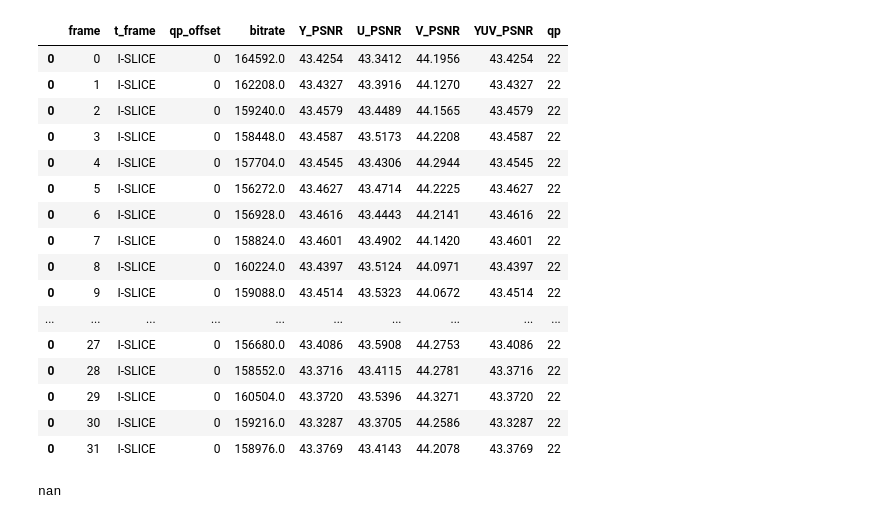
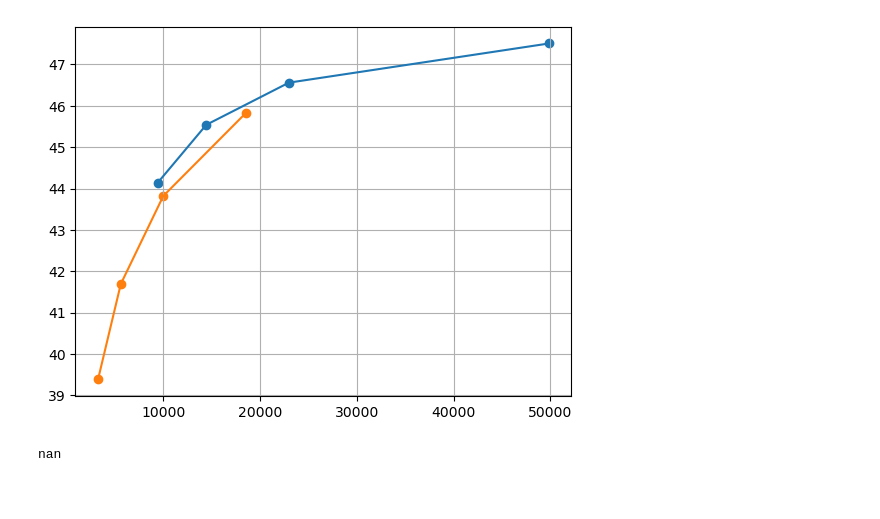
Before and after one commit to luiseduardomendes/VVC_research, a Jupyter notebook: vvc_log_example.ipynb, the cells around one changed output. Drawn from its saved outputs; the diff is of its cells as text; code cells hidden in the pictures; blank space fills up the shorter version.

```diff
--- a/vvc_log_example.ipynb
+++ b/vvc_log_example.ipynb
@@ -1,36 +1,35 @@
 # %%
 import source.vvc_log as vl
 import source.gprof_log_analysis.gprof_log as gp
 from source.common.vvc_std_path import vvc_make_path, gprof_make_path
 import os
 
 qps = (22, 27, 32, 37)
-file1 = 'RaceHorses'
-file2 = 'BasketballDrive'
+file1 = 'FoodMarket4'
+file2 = 'Johnny'
 cfg = 'AI'
 dir = 'output'
 vers = 'Precise'
 
 videos1 = vvc_make_path(dir, cfg, file1, vers, qps)
+videos2 = vvc_make_path(dir, cfg, file2, vers, qps)
 
+df1 = vl.VVC_Output()
+df1 = df1.read_multifile(videos1, qps)
 
-df = vl.VVC_Output()
-df.read_multifile(videos1, qps).head(32)
+df2 = vl.VVC_Output()
+df2 = df2.read_multifile(videos2, qps)
+
+df = vl.BD_Rate(vers, file1+"_"+file2, cfg)
+df.calc_bdbr(df2, df1).head(33).to_excel(file1+"_"+file2+'.xlsx')
+
+df2_1 = df2[df2['frame']==-1]
+df1_1 = df1[df1['frame']==-1]
+import matplotlib.pyplot as plt
+plt.scatter( df1_1['bitrate'], df1_1['YUV_PSNR'])
+plt.plot( df1_1['bitrate'], df1_1['YUV_PSNR'])
+plt.scatter( df2_1['bitrate'], df2_1['YUV_PSNR'])
+plt.plot( df2_1['bitrate'], df2_1['YUV_PSNR'])
+plt.grid()
 # %% [output]
-|  | frame | t_frame | qp_offset | bitrate | Y_PSNR | U_PSNR | V_PSNR | YUV_PSNR | qp |
-| 0 | 0 | I-SLICE | 0 | 164592.0 | 43.4254 | 43.3412 | 44.1956 | 43.4254 | 22 |
-| 0 | 1 | I-SLICE | 0 | 162208.0 | 43.4327 | 43.3916 | 44.1270 | 43.4327 | 22 |
-| 0 | 2 | I-SLICE | 0 | 159240.0 | 43.4579 | 43.4489 | 44.1565 | 43.4579 | 22 |
-| 0 | 3 | I-SLICE | 0 | 158448.0 | 43.4587 | 43.5173 | 44.2208 | 43.4587 | 22 |
-| 0 | 4 | I-SLICE | 0 | 157704.0 | 43.4545 | 43.4306 | 44.2944 | 43.4545 | 22 |
-| 0 | 5 | I-SLICE | 0 | 156272.0 | 43.4627 | 43.4714 | 44.2225 | 43.4627 | 22 |
-| 0 | 6 | I-SLICE | 0 | 156928.0 | 43.4616 | 43.4443 | 44.2141 | 43.4616 | 22 |
-| 0 | 7 | I-SLICE | 0 | 158824.0 | 43.4601 | 43.4902 | 44.1420 | 43.4601 | 22 |
-| 0 | 8 | I-SLICE | 0 | 160224.0 | 43.4397 | 43.5124 | 44.0971 | 43.4397 | 22 |
-| 0 | 9 | I-SLICE | 0 | 159088.0 | 43.4514 | 43.5323 | 44.0672 | 43.4514 | 22 |
-| ... | ... | ... | ... | ... | ... | ... | ... | ... | ... |
-| 0 | 27 | I-SLICE | 0 | 156680.0 | 43.4086 | 43.5908 | 44.2753 | 43.4086 | 22 |
-| 0 | 28 | I-SLICE | 0 | 158552.0 | 43.3716 | 43.4115 | 44.2781 | 43.3716 | 22 |
-| 0 | 29 | I-SLICE | 0 | 160504.0 | 43.3720 | 43.5396 | 44.3271 | 43.3720 | 22 |
-| 0 | 30 | I-SLICE | 0 | 159216.0 | 43.3287 | 43.3705 | 44.2586 | 43.3287 | 22 |
-| 0 | 31 | I-SLICE | 0 | 158976.0 | 43.3769 | 43.4143 | 44.2078 | 43.3769 | 22 |
+[figure, added]
```
Also changed, not shown: parts of 1 cell of this notebook, 2 other files.
